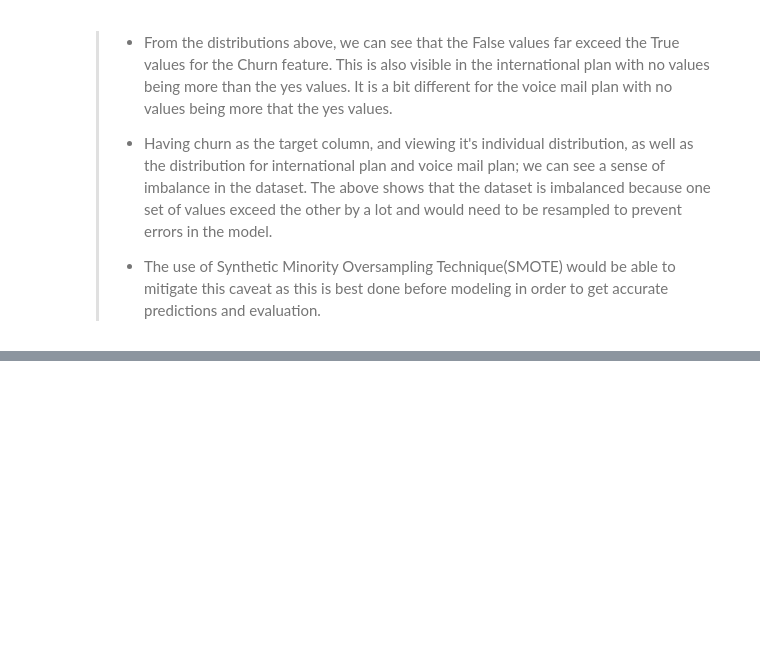
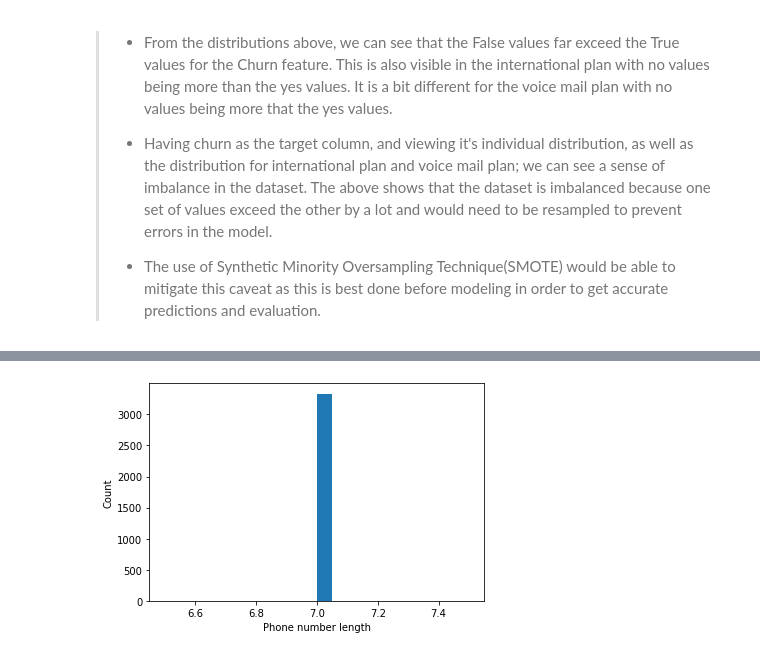
Before and after one commit to paulngatia/CHURN-ANALYSIS, a Jupyter notebook: notebook.ipynb, the cells around one changed output, grey strips where cells are left out. Cells and saved outputs as stored; diff of their text form; code cells hidden in the pictures; blank space fills up the shorter version.

```diff
--- a/notebook.ipynb
+++ b/notebook.ipynb
@@ -238,0 +253,14 @@ plt.show()
+# %%
+# Extracting phone-number for distribution viewing
+phone_numbers = df['phone number']
+
+# Removing non-numeric characters
+phone_numbers = phone_numbers.str.replace(r'\D', '', regex=True)
+
+# Plotting to view distribution
+plt.hist(phone_numbers.str.len(), bins=20)
+plt.xlabel('Phone number length')
+plt.ylabel('Count')
+plt.show()
+# %% [output]
+[figure, added]
```
Also changed, not shown: parts of 47 cells of this notebook.
